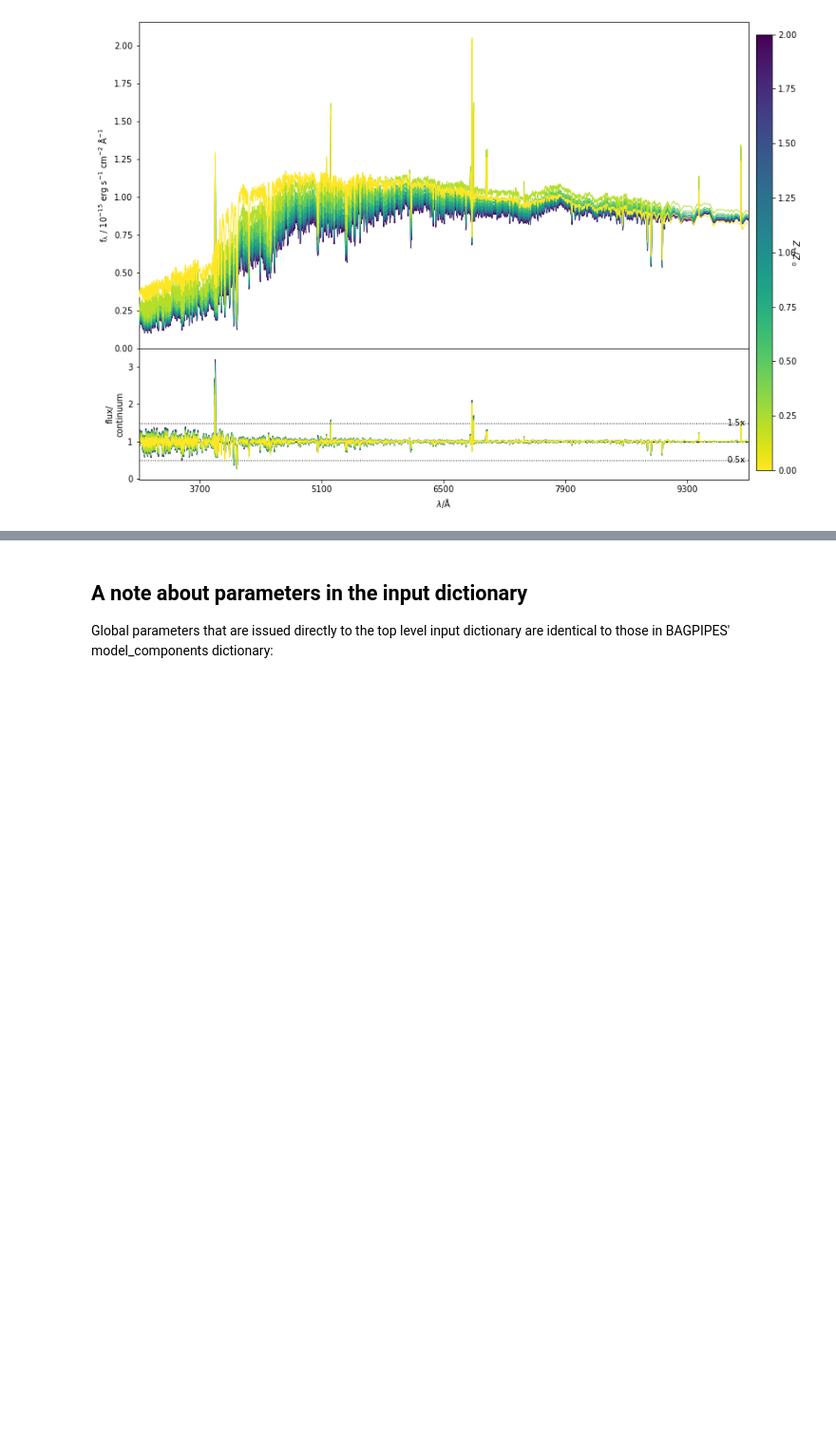
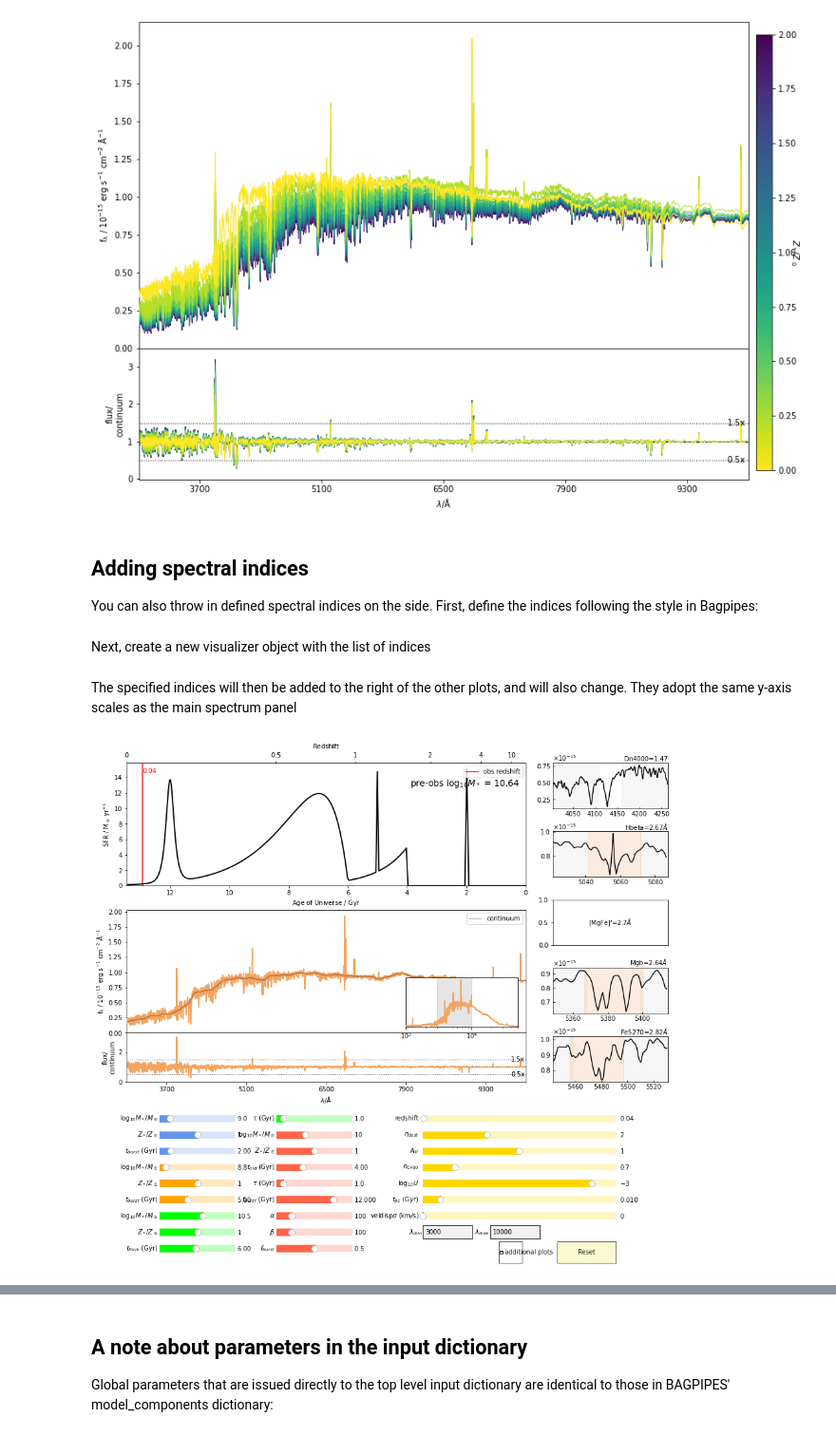
Before and after one commit to HinLeung622/pipes_vis, a Jupyter notebook: pipes_vis_example.ipynb, the cells around one changed output, grey strips where cells are left out. Shown: that part at 95% size. Cells and saved outputs as stored; diff of their text form; code cells hidden in the pictures; blank space fills up the shorter version.

Commit message:
added new features to example notebook and minor fixes

```diff
--- a/pipes_vis_example.ipynb
+++ b/pipes_vis_example.ipynb
@@ -129,3 +130,6 @@ If you want to see the effects of one parameter on the spectra, assuming fixed v
 fig, ax = complex_vis.ribbon_plot('psb_wild2020:metallicity', reverse=True)
 # %% [output]
 [figure]
+# %% [markdown]
+## Adding spectral indices
+You can also throw in defined spectral indices on the side. First, define the indices following the style in Bagpipes:
@@ -131,0 +201,13 @@ fig, ax = complex_vis.ribbon_plot('psb_wild2020:metallicity', reverse=True)
+# %% [markdown]
+Next, create a new visualizer object with the list of indices
+# %%
+# using the same set of init_components from complex_vis
+index_vis = v.visualizer(init_components, index_list=ind_list)
+# %% [markdown]
+The specified indices will then be added to the right of the other plots, and will also change. They adopt the same y-axis scales as the main spectrum panel
+# %%
+%matplotlib inline
+# again, remember to change the above line to qt or notebook to get interactiveness
+index_vis.GUI()
+# %% [output]
+[figure, added]
```
Also changed, not shown: parts of 10 cells of this notebook, 2 other files.
